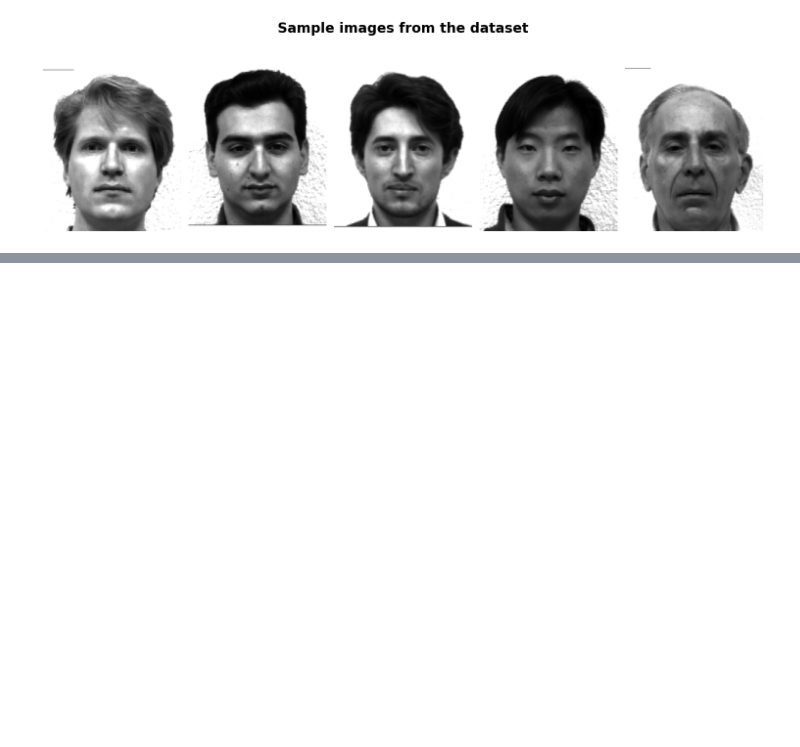
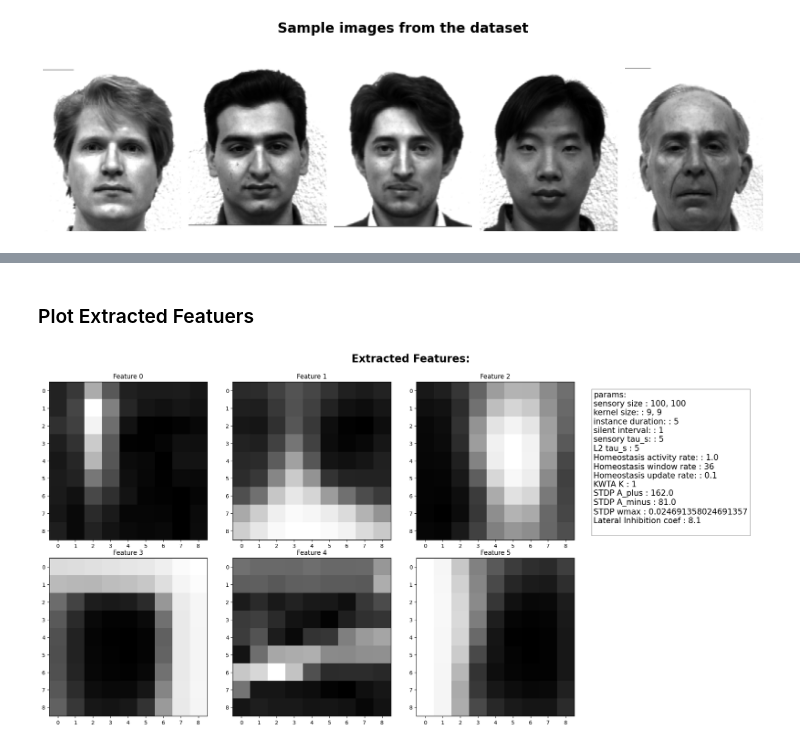
Before and after one commit to Amir-Entezari/neuroscience-convolutional-spiking-neural-network, a Jupyter notebook: notebooks/part2.ipynb, the cells around one changed output, grey strips where cells are left out. Saved outputs shown, nothing was run; the diff lists cells and outputs as text; code cells hidden in the pictures; blank space fills up the shorter version.

```diff
--- a/notebooks/part2.ipynb
+++ b/notebooks/part2.ipynb
@@ -285,0 +367,18 @@ plt.show()
+# %% [markdown]
+### Plot Extracted Featuers
+# %%
+fig = plt.figure(figsize=(20, 10))
+
+for i in range(6):
+    ax1 = fig.add_subplot(2, 4, i+1 if i<3 else i+i//3+1)
+    ax1.imshow(sim.syn_inp_out.synapses[0].weights[i][0], cmap='gray')
+    ax1.set_title(f"Feature {i}")
+ax1 = fig.add_subplot(2, 4, 4)
+ax1.axis('off')
+sim.add_info(ax1, fontsize=15)
+fig.suptitle("Extracted Features: ", fontsize=20, fontweight='bold')
+plt.tight_layout()
+# plt.savefig("../report/plots/part2-exp1-extracted-features.pdf")
+plt.show()
+# %% [output]
+[figure, added]
```
Also changed, not shown: parts of 25 cells of this notebook.
